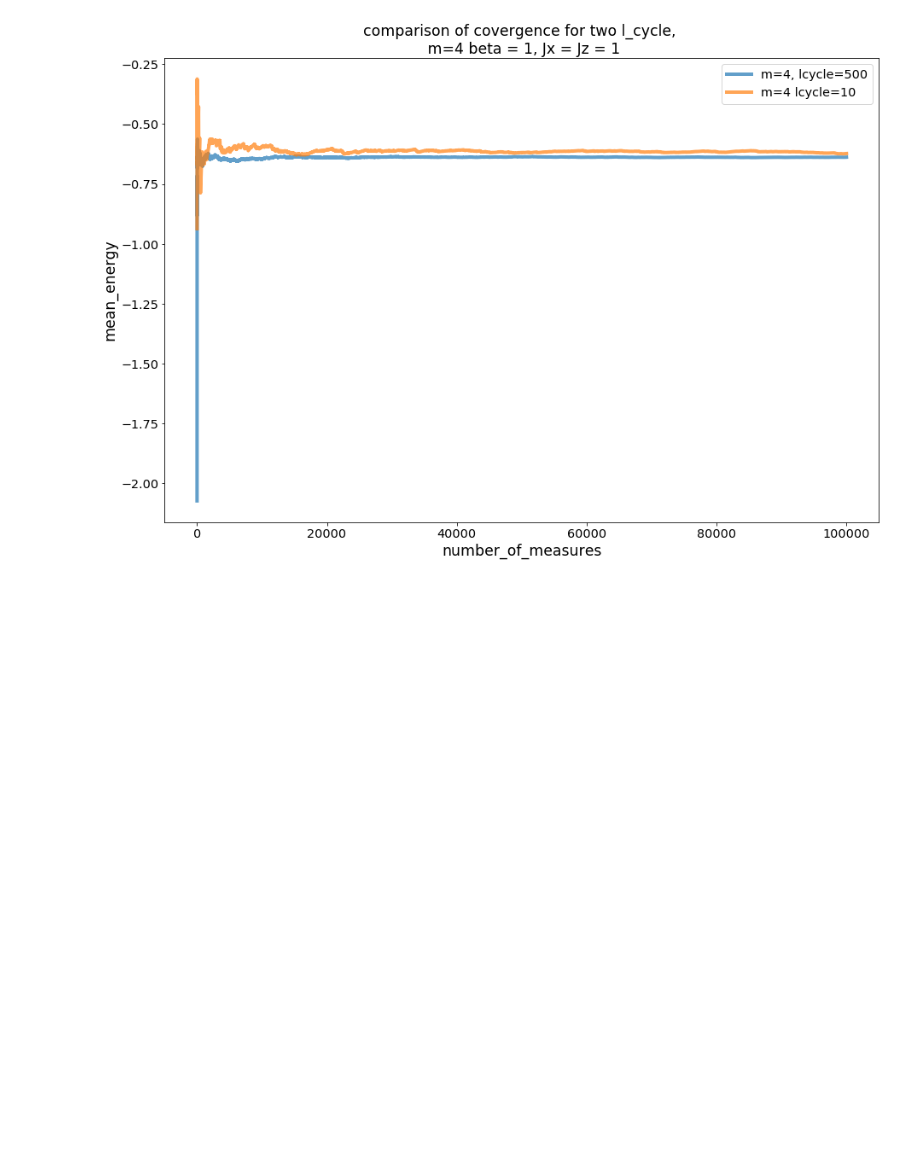
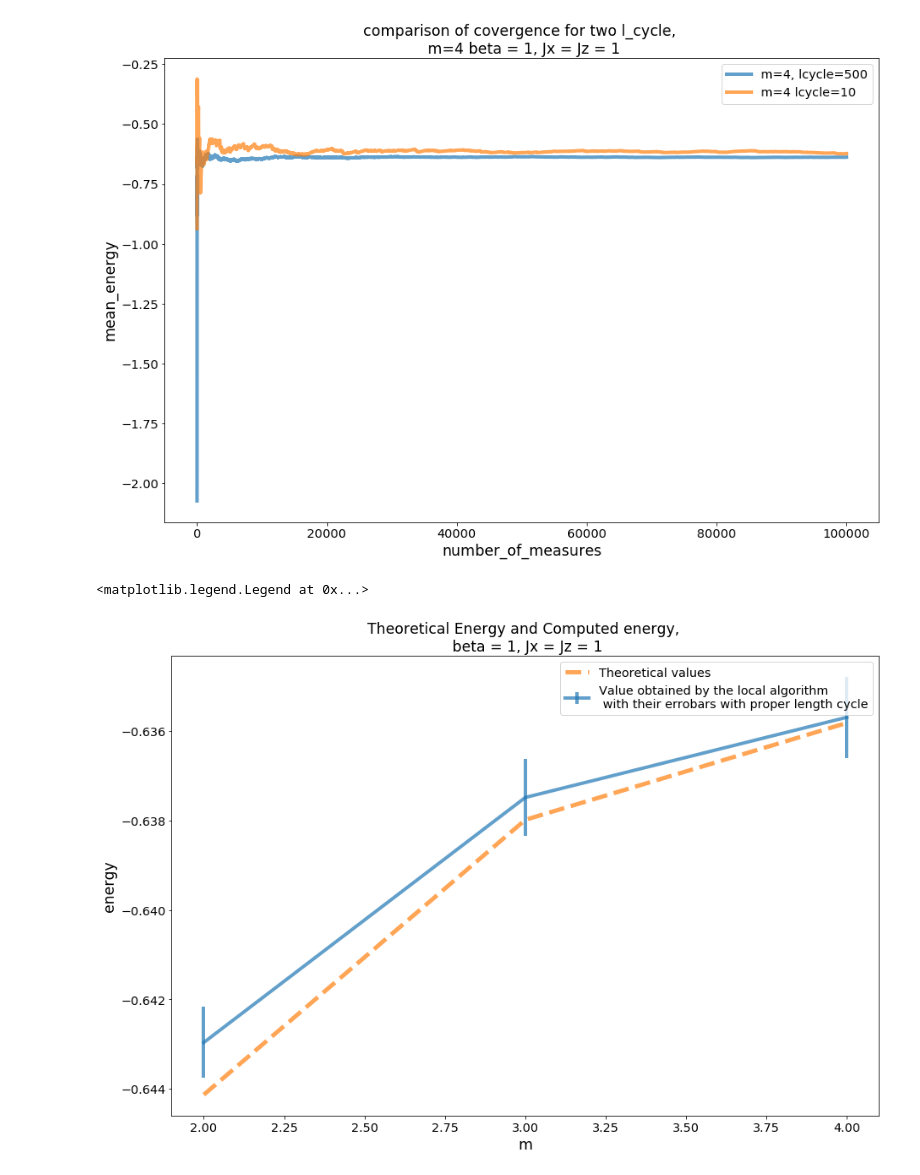
Before and after one commit to barthelemymp/Quantum_MC, a Jupyter notebook: results/local_result.ipynb, the cells around one changed output. Saved outputs shown, nothing was run; the diff lists cells and outputs as text; code cells hidden in the pictures; blank space fills up the shorter version.

```diff
--- a/results/local_result.ipynb
+++ b/results/local_result.ipynb
@@ -464,3 +468,45 @@ plt.legend(loc = 0, fontsize = 'x-large')
 plt.savefig('lcyclecomp.png')
 # %% [output]
 [figure]
+# %%
+e2mil = np.load("C:/Users/bmeyn/Documents/Polytechnique/PHY/PHY571/Quantum_MC/structure_code/m2_dt0,5_ns4_jx1_jz1_lc10_mil.npy")
+e3mil = np.load("C:/Users/bmeyn/Documents/Polytechnique/PHY/PHY571/Quantum_MC/structure_code/m3_dt0,33_ns4_jx1_jz1_lc10_mil.npy")
+e4mil = np.load("C:/Users/bmeyn/Documents/Polytechnique/PHY/PHY571/Quantum_MC/structure_code/m4_dt0,25_ns4_jx1_jz1_lc10_mil.npy")
+# %%
+
+fig = plt.figure(figsize = (15,10))
+
+x_m = np.array(range(2,5))
+x_dtau = 1/x_m
+
+
+en_moy2mil = np.mean(e2mil)
+std2mil = np.std(e2mil)/np.sqrt(len(e2mil))
+en_moy3mil = np.mean(e3mil)
+std3mil = np.std(e3mil)/np.sqrt(len(e3mil))
+en_moy4mil = np.mean(e4mil)
+std4mil = np.std(e4mil)/np.sqrt(len(e4mil))
+
+
+yad = [en_moy2mil,en_moy3mil,en_moy4mil]
+yerrad = [std2mil,std3mil,std4mil]
+y_th = [-0.6441313582220639,-0.6379854264354882, -0.6358187647957938,
+        ]
+
+plt.xlabel('m', fontsize = 'xx-large')
+plt.ylabel('energy', fontsize = 'xx-large')
+plt.xticks(fontsize = 'x-large')
+plt.yticks(fontsize = 'x-large')
+plt.title('Theoretical Energy and Computed energy, \n beta = 1, Jx = Jz = 1', fontsize = 'xx-large')
+
+plt.errorbar(x_m, yad, yerr = yerrad, label = 'Value obtained by the local algorithm \n with their errobars with proper length cycle',
+             lw = 4, alpha = 0.7)
+plt.plot(x_m, y_th, '--', label = 'Theoretical values',
+          lw = 5, alpha = 0.7)
+
+plt.legend(loc = 0, fontsize = 'x-large')
+
+#plt.savefig('ThvsComp_x=z=1_m2-6_adjusted.png')
+# %% [output]
+<matplotlib.legend.Legend at 0x...>
+[figure, added]
```
Also changed, not shown: parts of 1 cell of this notebook, 6 other files.
